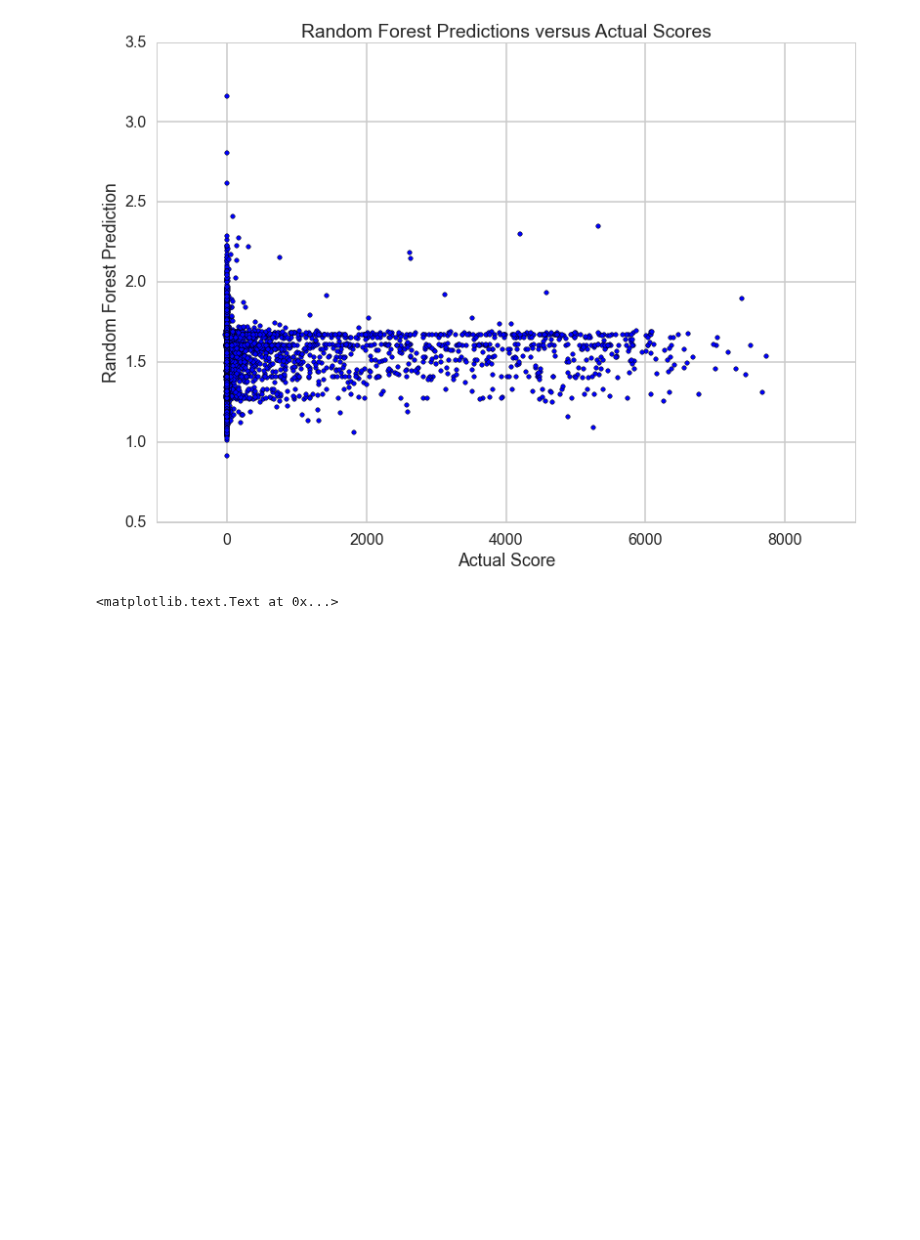
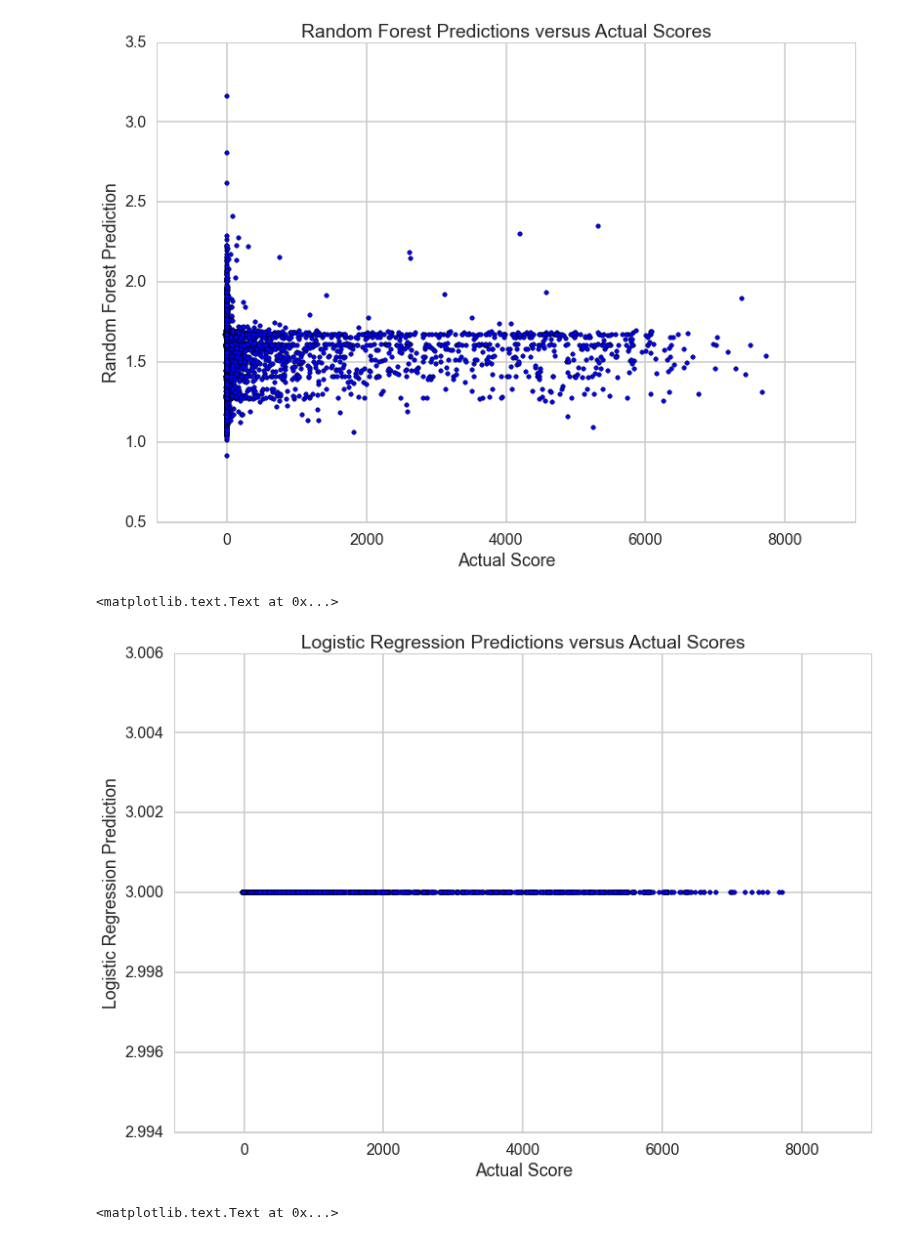
Before and after one commit to geoffstevens8/finalproject, a Jupyter notebook: Verification.ipynb, the cells around one changed output. Drawn from its saved outputs; the diff is of its cells as text; code cells hidden in the pictures; blank space fills up the shorter version.

```diff
--- a/Verification.ipynb
+++ b/Verification.ipynb
@@ -383,6 +390,14 @@ plt.ylabel("Random Forest Prediction")
 # %% [output]
 <matplotlib.text.Text at 0x...>
 [figure]
+# %%
+plt.scatter(df_test.ups, log_predictions)
+plt.title("Logistic Regression Predictions versus Actual Scores")
+plt.xlabel("Actual Score")
+plt.ylabel("Logistic Regression Prediction")
+# %% [output]
+<matplotlib.text.Text at 0x...>
+[figure, added]
 # %%
 plt.scatter(df_test.ups, knn_predictions)
 plt.title("k-Nearest Neighbor Predictions versus Actual Scores")
```
Also changed, not shown: parts of 3 cells of this notebook, 2 other files.
